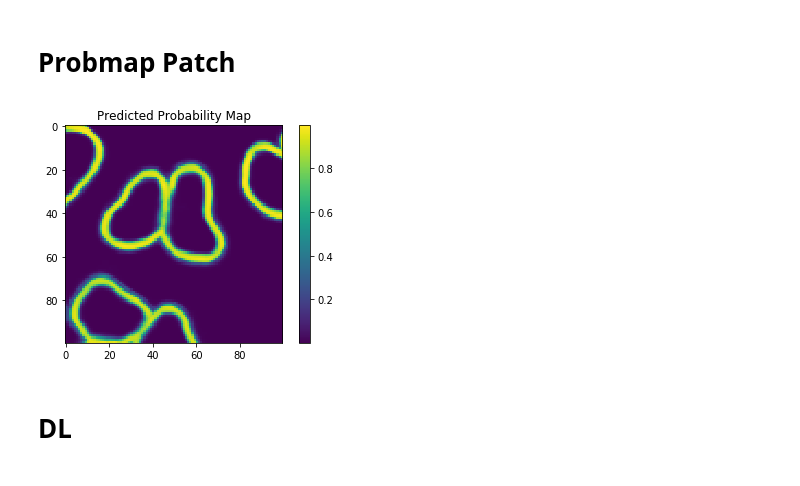
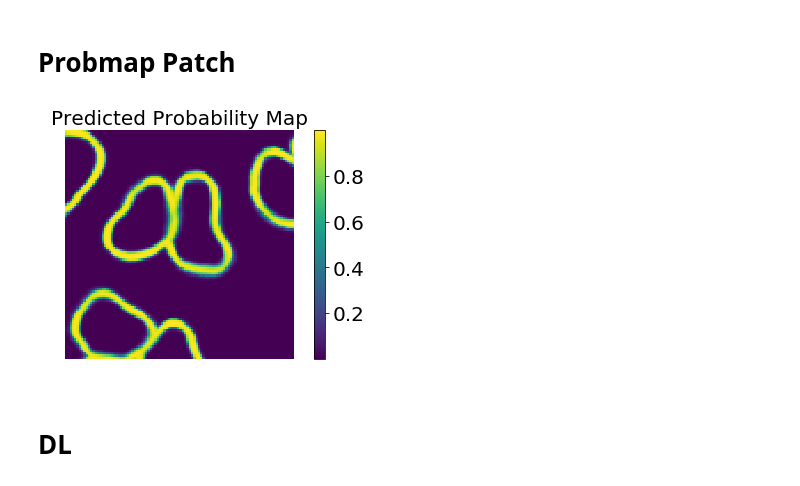
Before and after one commit to jr0th/segmentation, a Jupyter notebook: visualization/vis_benchmark_hand.ipynb, the cells around one changed output. Saved outputs shown, nothing was run; the diff lists cells and outputs as text; code cells hidden in the pictures.

Commit message:
improved visualization further

```diff
--- a/visualization/vis_benchmark_hand.ipynb
+++ b/visualization/vis_benchmark_hand.ipynb
@@ -28,11 +28,12 @@ keras.backend.set_session(session)
 Using TensorFlow backend.
 RuntimeError: module compiled against API version 0xb but this version of numpy is 0xa
 # %%
-img_path = '/home/jr0th/github/segmentation/data/BBBC022_hand_200/images_normalized_8bit/IXMtest_D20_s3_w19D371AF3-0189-48A3-AF3B-D108DE6A017F.png'
-ann_path = '/home/jr0th/github/segmentation/data/BBBC022_hand_200/raw_annotations/IXMtest_D20_s3_w19D371AF3-0189-48A3-AF3B-D108DE6A017F.png'
-bdry_path = '/home/jr0th/github/segmentation/data/BBBC022_hand_200/boundary_4/IXMtest_D20_s3_w19D371AF3-0189-48A3-AF3B-D108DE6A017F.png'
-cp_seg_path = '/home/jr0th/github/segmentation/experiments/BBBC022_hand_200/CP_labels/IXMtest_D20_s3_w19D371AF3-0189-48A3-AF3B-D108DE6A017F.png'
-
+img_path = '/home/jr0th/github/segmentation/data/BBBC022/x/images_normalized_8bit/IXMtest_D20_s3_w19D371AF3-0189-48A3-AF3B-D108DE6A017F.png'
+ann_path = '/home/jr0th/github/segmentation/data/BBBC022/raw/raw_annotations/IXMtest_D20_s3_w19D371AF3-0189-48A3-AF3B-D108DE6A017F.png'
+bdry_path = '/home/jr0th/github/segmentation/data/BBBC022/boundary_4/IXMtest_D20_s3_w19D371AF3-0189-48A3-AF3B-D108DE6A017F.png'
+cp_seg_path = '/home/jr0th/github/segmentation/data/BBBC022/raw/raw_cp_segmentations/IXMtest_D20_s3_w19D371AF3-0189-48A3-AF3B-D108DE6A017F.tiff'
+err_cp_path = '/home/jr0th/github/segmentation/experiments/CP/error_img/IXMtest_D20_s3_w19D371AF3-0189-48A3-AF3B-D108DE6A017F.png'
+err_dl_path = '/home/jr0th/github/segmentation/experiments/DL_on_Hand_boundary_augment/DL_on_Hand_boundary_augment/error_img/IXMtest_D20_s3_w19D371AF3-0189-48A3-AF3B-D108DE6A017F.png'
 img_orig = skimage.io.imread(img_path)
 
 # get image
@@ -48,14 +49,17 @@ model = helper.model_builder.get_model_1_class(dim1, dim2)
 # %% [markdown]
 # Probmap Patch
 # %%
-weights = '/home/jr0th/github/segmentation/checkpoints/boundary_4_random_augment/checkpoint_0099.hdf5'
+weights = '/home/jr0th/github/segmentation/checkpoints/DL_on_Hand_boundary_augment/checkpoint_0199.hdf5'
 model.load_weights(weights)
 pred = model.predict(img_input).squeeze()
 plt.imshow(pred[0:100, 0:100])
-plt.title('Predicted Probability Map')
-plt.colorbar()
+plt.title('Predicted Probability Map', fontsize=20)
+cbar = plt.colorbar()
+cbar.ax.tick_params(labelsize=20)
+plt.axis('off')
+plt.tight_layout()
 plt.savefig('vis_benchmark_hand_dl_probmap.eps')
 # %% [output]
-[figure, old version]
+[figure, new version]
 # %% [markdown]
 # DL
```
Also changed, not shown: parts of 7 cells of this notebook, 4 other files.
